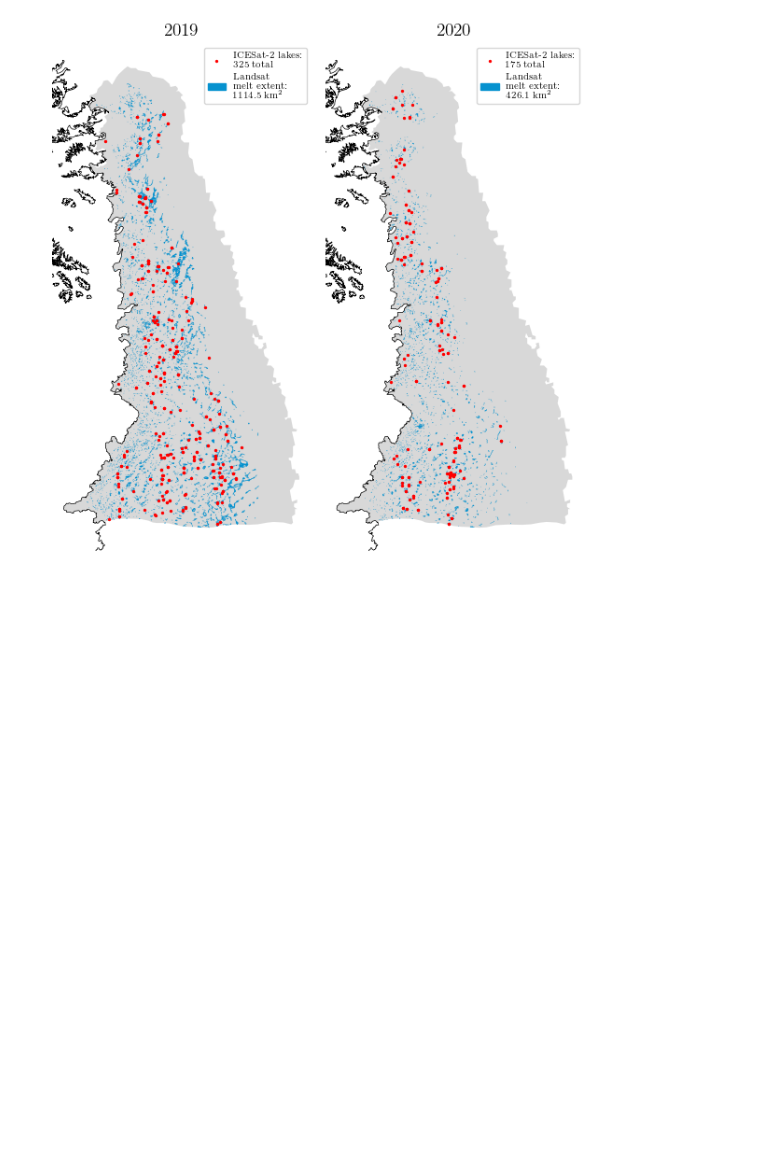
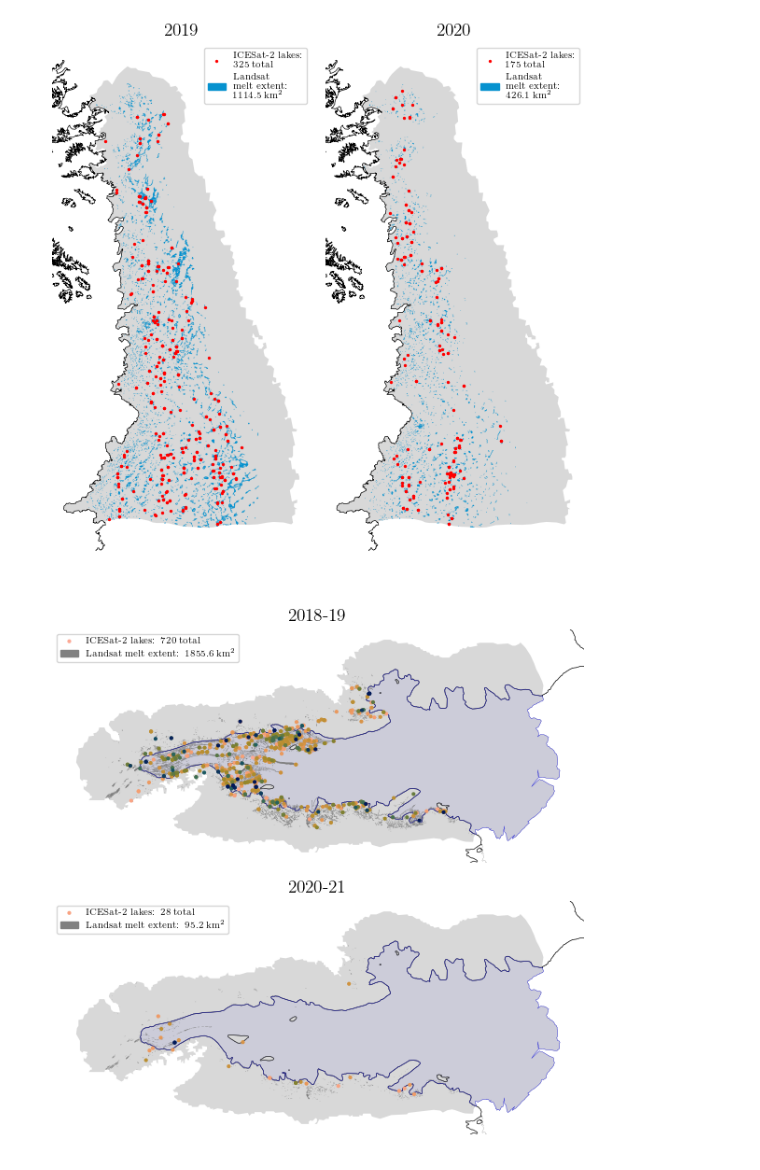
Before and after one commit to fliphilipp/icelakes-methods, a Jupyter notebook: 09-results_location_maps.ipynb, the cells around one changed output. Cells and saved outputs as stored; diff of their text form; code cells hidden in the pictures; blank space fills up the shorter version.

```diff
--- a/09-results_location_maps.ipynb
+++ b/09-results_location_maps.ipynb
@@ -131,0 +206,4 @@ plot_region(region='CW', meltseasons=['2019', '2020'])
+# %%
+plot_region(region='B-C', meltseasons=['2018-19', '2020-21'])
+# %% [output]
+[figure, added]
```
Also changed, not shown: parts of 4 cells of this notebook, 11 other files.
